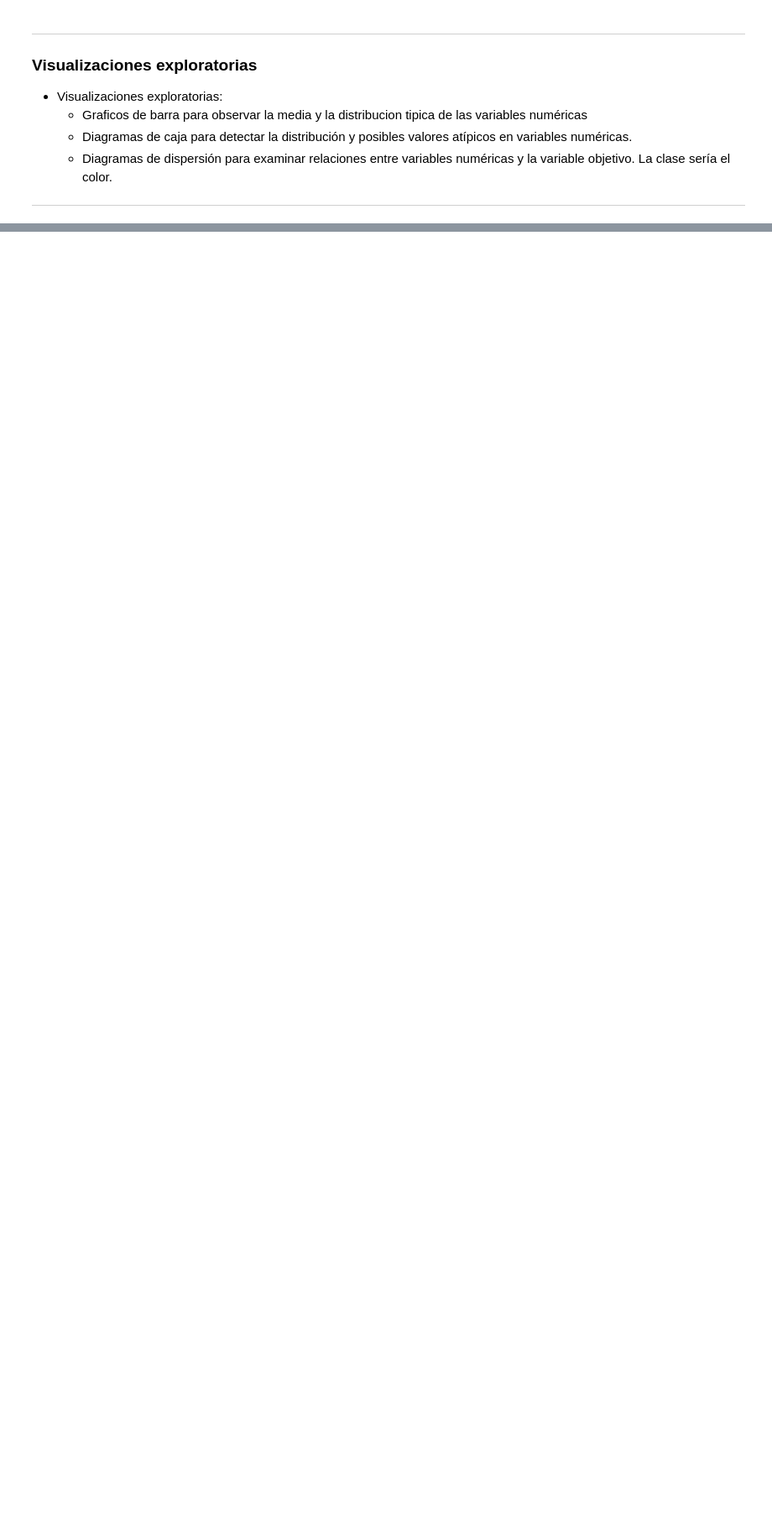
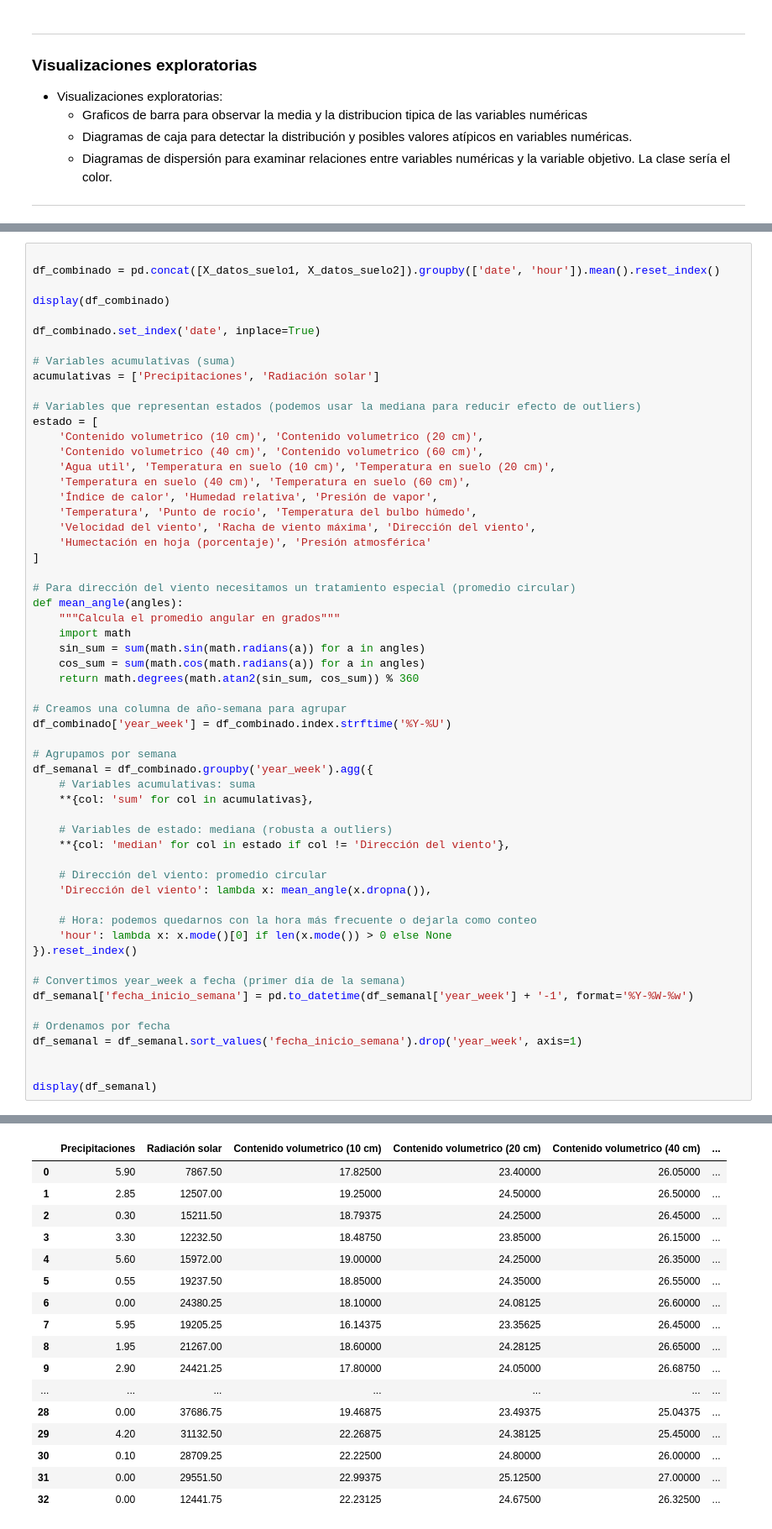
Before and after one commit to rodrigocastroviejo/Optimizacion-de-Riego-Deficitario-Controlado-en-cultivos-Le-osos-Mediante-Machine-Learning, a Jupyter notebook: model/EDA.ipynb, the cells around one changed output, grey strips where cells are left out. Shown at 84% size. Cells and saved outputs as stored; diff of their text form; blank space fills up the shorter version.

```diff
--- a/model/EDA.ipynb
+++ b/model/EDA.ipynb
@@ -172,0 +208,58 @@ plt.show()
+# %%
+
+df_combinado = pd.concat([X_datos_suelo1, X_datos_suelo2]).groupby(['date', 'hour']).mean().reset_index()
+
+display(df_combinado)
+
+df_combinado.set_index('date', inplace=True)
+
+# Variables acumulativas (suma)
+acumulativas = ['Precipitaciones', 'Radiación solar']
+
+# Variables que representan estados (podemos usar la mediana para reducir efecto de outliers)
+estado = [
+    'Contenido volumetrico (10 cm)', 'Contenido volumetrico (20 cm)',
+    'Contenido volumetrico (40 cm)', 'Contenido volumetrico (60 cm)',
+    'Agua util', 'Temperatura en suelo (10 cm)', 'Temperatura en suelo (20 cm)',
+    'Temperatura en suelo (40 cm)', 'Temperatura en suelo (60 cm)',
+    'Índice de calor', 'Humedad relativa', 'Presión de vapor',
+    'Temperatura', 'Punto de rocío', 'Temperatura del bulbo húmedo',
+    'Velocidad del viento', 'Racha de viento máxima', 'Dirección del viento',
+    'Humectación en hoja (porcentaje)', 'Presión atmosférica'
+]
+
+# Para dirección del viento necesitamos un tratamiento especial (promedio circular)
+def mean_angle(angles):
+    """Calcula el promedio angular en grados"""
+    import math
+    sin_sum = sum(math.sin(math.radians(a)) for a in angles)
+    cos_sum = sum(math.cos(math.radians(a)) for a in angles)
+    return math.degrees(math.atan2(sin_sum, cos_sum)) % 360
+
+# Creamos una columna de año-semana para agrupar
+df_combinado['year_week'] = df_combinado.index.strftime('%Y-%U')
+
+# Agrupamos por semana
+df_semanal = df_combinado.groupby('year_week').agg({
+    # Variables acumulativas: suma
+    **{col: 'sum' for col in acumulativas},
+
+    # Variables de estado: mediana (robusta a outliers)
+    **{col: 'median' for col in estado if col != 'Dirección del viento'},
+
+    # Dirección del viento: promedio circular
+    'Dirección del viento': lambda x: mean_angle(x.dropna()),
+
+    # Hora: podemos quedarnos con la hora más frecuente o dejarla como conteo
+    'hour': lambda x: x.mode()[0] if len(x.mode()) > 0 else None
+}).reset_index()
+
+# Convertimos year_week a fecha (primer día de la semana)
+df_semanal['fecha_inicio_semana'] = pd.to_datetime(df_semanal['year_week'] + '-1', format='%Y-%W-%w')
+
+# Ordenamos por fecha
+df_semanal = df_semanal.sort_values('fecha_inicio_semana').drop('year_week', axis=1)
+
+
+display(df_semanal)
+# %% [output]
@@ -172,0 +279,17 @@ plt.show()
+|  | Precipitaciones | Radiación solar | Contenido volumetrico (10 cm) | Contenido volumetrico (20 cm) | Contenido volumetrico (40 cm) | ... |
+| 0 | 5.90 | 7867.50 | 17.82500 | 23.40000 | 26.05000 | ... |
+| 1 | 2.85 | 12507.00 | 19.25000 | 24.50000 | 26.50000 | ... |
+| 2 | 0.30 | 15211.50 | 18.79375 | 24.25000 | 26.45000 | ... |
+| 3 | 3.30 | 12232.50 | 18.48750 | 23.85000 | 26.15000 | ... |
+| 4 | 5.60 | 15972.00 | 19.00000 | 24.25000 | 26.35000 | ... |
+| 5 | 0.55 | 19237.50 | 18.85000 | 24.35000 | 26.55000 | ... |
+| 6 | 0.00 | 24380.25 | 18.10000 | 24.08125 | 26.60000 | ... |
+| 7 | 5.95 | 19205.25 | 16.14375 | 23.35625 | 26.45000 | ... |
+| 8 | 1.95 | 21267.00 | 18.60000 | 24.28125 | 26.65000 | ... |
+| 9 | 2.90 | 24421.25 | 17.80000 | 24.05000 | 26.68750 | ... |
+| ... | ... | ... | ... | ... | ... | ... |
+| 28 | 0.00 | 37686.75 | 19.46875 | 23.49375 | 25.04375 | ... |
+| 29 | 4.20 | 31132.50 | 22.26875 | 24.38125 | 25.45000 | ... |
+| 30 | 0.10 | 28709.25 | 22.22500 | 24.80000 | 26.00000 | ... |
+| 31 | 0.00 | 29551.50 | 22.99375 | 25.12500 | 27.00000 | ... |
+| 32 | 0.00 | 12441.75 | 22.23125 | 24.67500 | 26.32500 | ... |
```
Also changed, not shown: parts of 6 cells of this notebook, 5 other files.
